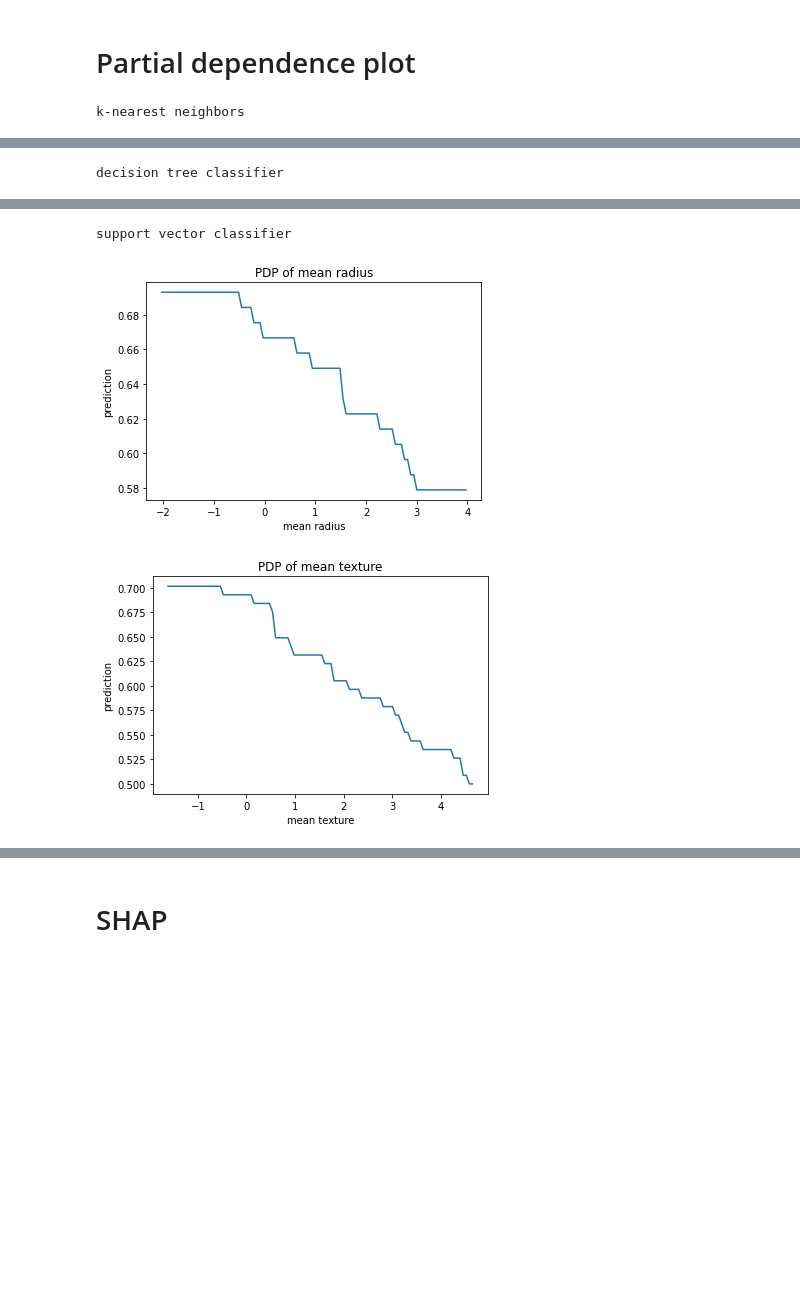
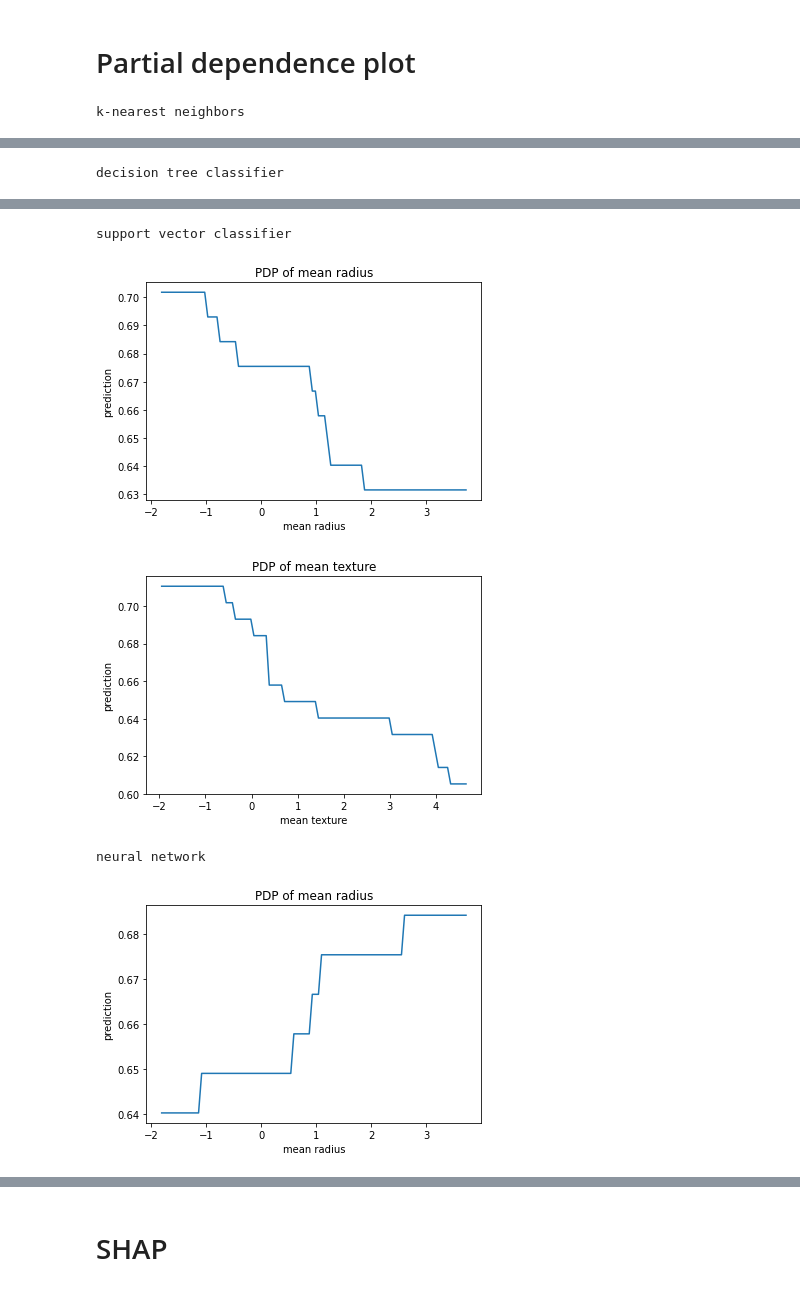
Before and after one commit to GertjanDS/MachineLearning, a Jupyter notebook: classification_wisconsin.ipynb, the cells around one changed output, grey strips where cells are left out. Drawn from its saved outputs; the diff is of its cells as text; code cells hidden in the pictures; blank space fills up the shorter version.

```diff
--- a/classification_wisconsin.ipynb
+++ b/classification_wisconsin.ipynb
@@ -72,7 +70,7 @@ NameError: name 'load_wisconsin_prepr' is not defined
 model_names = [
     "k-nearest neighbors",
     "decision tree classifier",
-    "support vector classifier"
+    "support vector classifier",
     ]
 
 parameters = {
@@ -92,6 +90,3 @@ models = dict()
 for model_name in model_names:
     clf = find_best_model(models_init[model_name], parameters[model_name], X_train, y_train)
     models[model_name] = clf.best_estimator_
-
-for model_name in model_names:
-    print_errors(models[model_name], model_name, X_test, y_test)
@@ -113,0 +98,24 @@ Accuracy = 0.9649122807017544
+# %%
+# Initialise neural network
+BATCH_SIZE=64
+INPUT_SIZE= X_train.shape[1]
+
+set_seed(seed)
+
+model = Sequential()
+model.add(Input(INPUT_SIZE))
+model.add(Dense(20, activation="relu"))
+model.add(Dropout(0.1))
+model.add(Dense(10, activation="relu"))
+model.add(Dropout(0.1))
+model.add(Dense(5, activation="relu"))
+model.add(Dropout(0.1))
+model.add(Dense(1, activation="sigmoid"))
+model.compile(optimizer='adam',
+                loss="binary_crossentropy",
+                metrics='binary_accuracy')
+
+n_epochs = 1629
+history = model.fit(X_train, y_train, batch_size=BATCH_SIZE, epochs=n_epochs, validation_data=(X_val, y_val)) # validation_split=0.2)
+
+models["neural network"] = model
@@ -113,0 +124,3 @@ Accuracy = 0.9649122807017544
+# %%
+for model_name in models.keys():
+    print_errors(models[model_name], model_name, X_test, y_test)
@@ -127,7 +161,7 @@ feat_imps.plot.bar()
 # %% [markdown]
 # Partial dependence plot
 # %%
-for model_name in model_names:
+for model_name in models.keys():
     model = models[model_name]
     print(model_name)
 
@@ -145,3 +179,5 @@ decision tree classifier
 support vector classifier
-[figure, old version]
+[figure, new version]
-[figure, old version]
+[figure, new version]
+neural network
+[figure, added]
```
Also changed, not shown: parts of 33 cells of this notebook.
